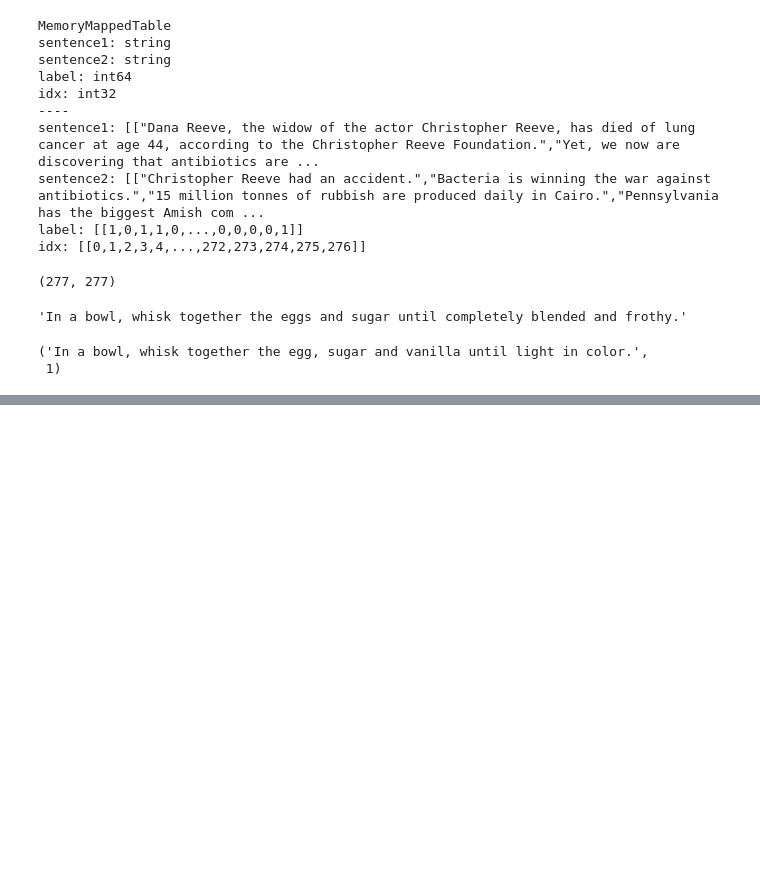
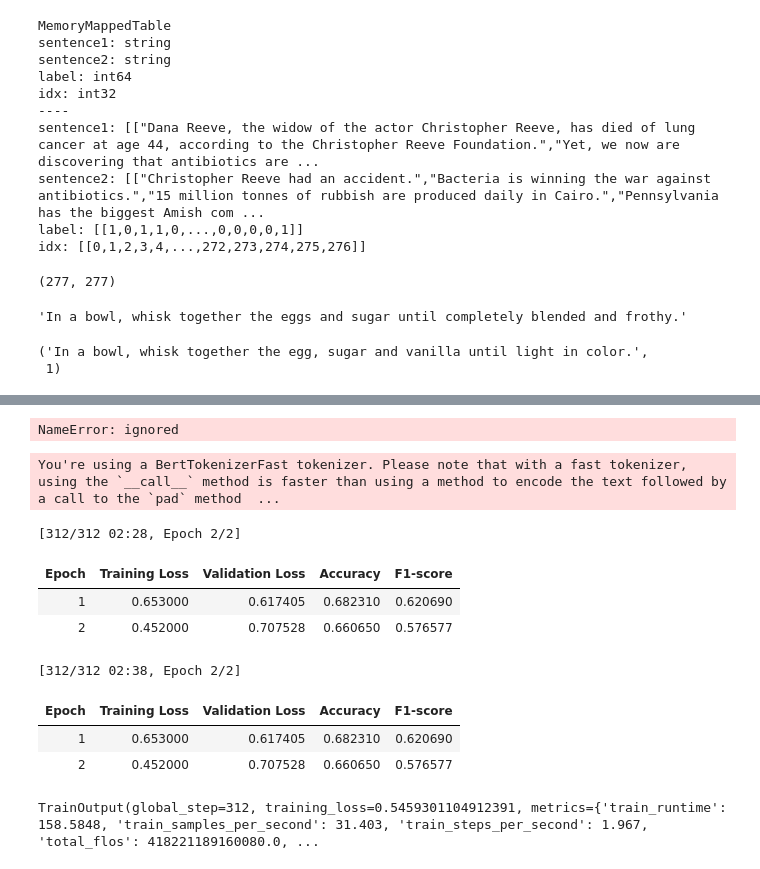
Before and after one commit to hamednasr/transformers, a Jupyter notebook: fine_tuning_textual_entailment.ipynb, the cells around one changed output, grey strips where cells are left out. Drawn from its saved outputs; the diff is of its cells as text; code cells hidden in the pictures; blank space fills up the shorter version.

```diff
--- a/fine_tuning_textual_entailment.ipynb
+++ b/fine_tuning_textual_entailment.ipynb
@@ -69,7 +89,10 @@ tokenized_dataset = raw_dataset.map(tokenize_func, batched=True)
 training_args = TrainingArguments('my_trainer',
                                   evaluation_strategy = 'epoch',
                                   save_strategy = 'epoch',
-                                  num_train_epochs=1)
+                                  num_train_epochs=2,
+                                  per_device_train_batch_size=16,
+                                  per_device_eval_batch_size=64,
+                                  logging_steps=150)
 # %%
 # pip install accelerate -U
 # %%
@@ -77,3 +100,3 @@ metric = load_metric('glue','rte')
 # %%
-model = AutoModelForSequenceClassification.from_pretrained('distilbert-base-uncased')
+model = AutoModelForSequenceClassification.from_pretrained('bert-base-uncased',num_labels=2)
 # %% [output]
@@ -101,0 +149,35 @@ DistilBertForSequenceClassification(
+# %%
+metric.compute(predictions=[1,1,1], references=[1,0,0])
+# %% [output]
+NameError: ignored
+# %%
+from sklearn.metrics import f1_score
+
+def compute_metrics(logits_labels):
+  logits, labels = logits_labels
+  predictions = np.argmax(logits, axis = -1)
+  accuracy = np.mean(predictions == labels)
+  f1 = f1_score(labels, predictions)
+  return {'accuracy':accuracy, 'f1-score':f1}
+# %%
+trainer = Trainer(
+    model,
+    training_args,
+    train_dataset = tokenized_datasets['train'],
+    eval_dataset = tokenized_datasets['validation'],
+    compute_metrics = compute_metrics,
+    tokenizer = tokenizer
+)
+# %%
+trainer.train()
+# %% [output]
+You're using a BertTokenizerFast tokenizer. Please note that with a fast tokenizer, using the `__call__` method is faster than using a method to encode the text followed by a call to the `pad` method  ...
+[312/312 02:28, Epoch 2/2]
+| Epoch | Training Loss | Validation Loss | Accuracy | F1-score |
+| 1 | 0.653000 | 0.617405 | 0.682310 | 0.620690 |
+| 2 | 0.452000 | 0.707528 | 0.660650 | 0.576577 |
+[312/312 02:38, Epoch 2/2]
+| Epoch | Training Loss | Validation Loss | Accuracy | F1-score |
+| 1 | 0.653000 | 0.617405 | 0.682310 | 0.620690 |
+| 2 | 0.452000 | 0.707528 | 0.660650 | 0.576577 |
+TrainOutput(global_step=312, training_loss=0.5459301104912391, metrics={'train_runtime': 158.5848, 'train_samples_per_second': 31.403, 'train_steps_per_second': 1.967, 'total_flos': 418221189160080.0, ...
```
Also changed, not shown: parts of 17 cells of this notebook.
